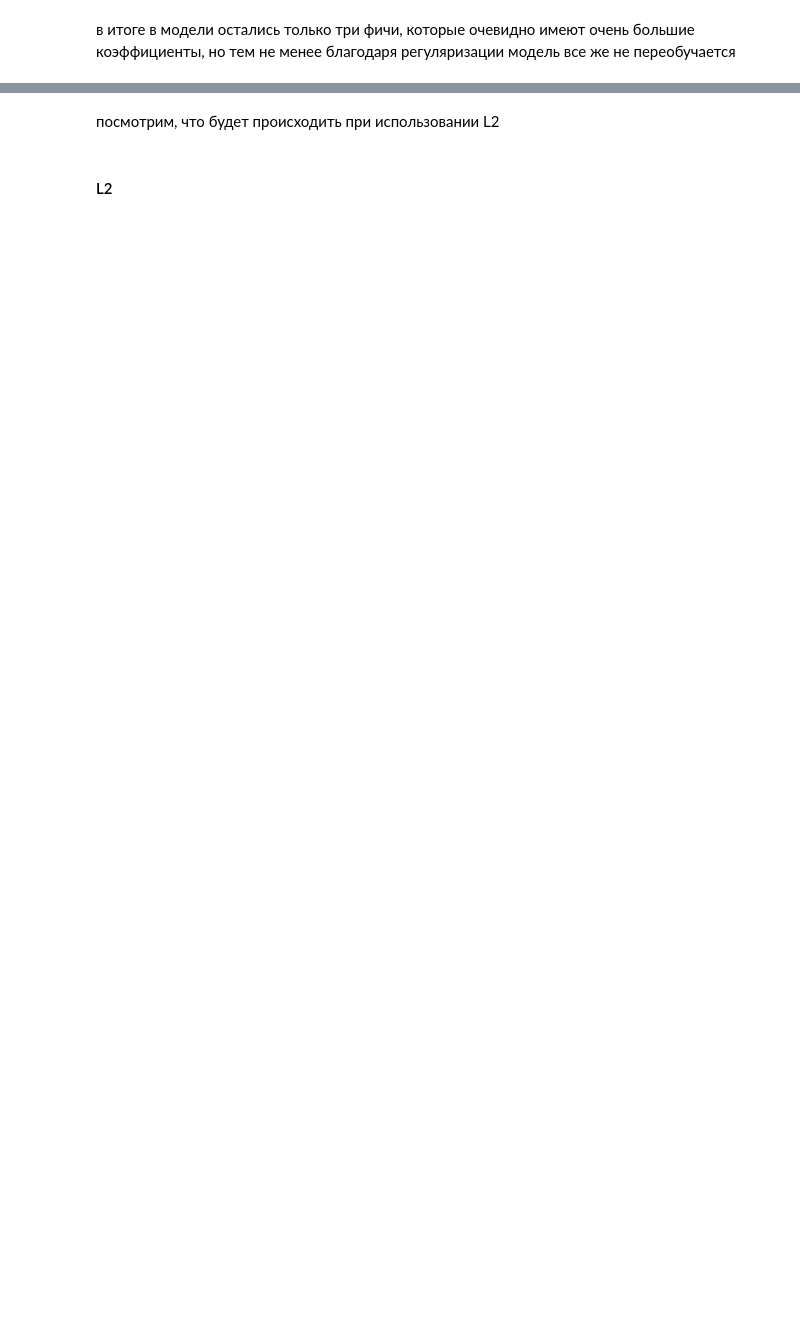
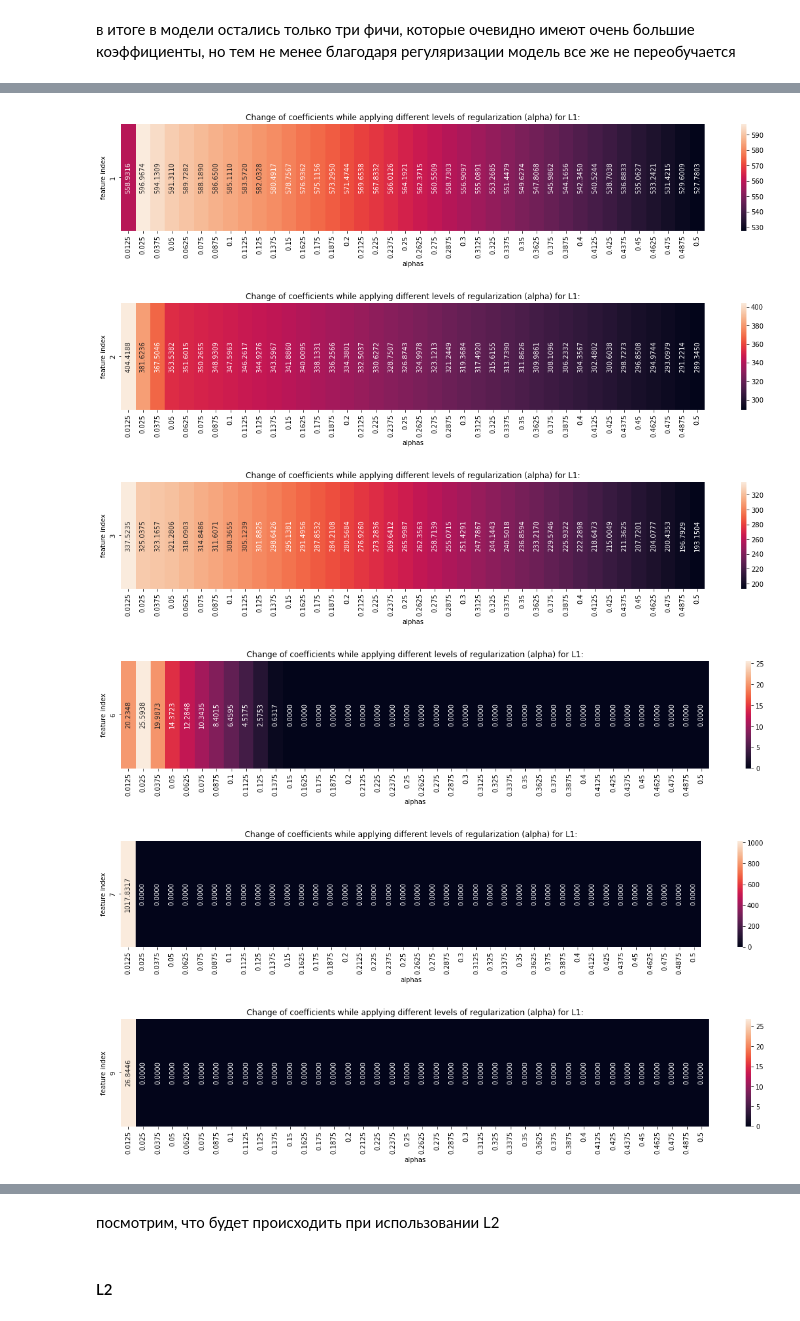
Before and after one commit to nik-ar/ml_intro_vi_1, a Jupyter notebook: 4_overfitting_regularization_nik_ar.ipynb, the cells around one changed output, grey strips where cells are left out. Saved outputs shown, nothing was run; the diff lists cells and outputs as text; code cells hidden in the pictures; blank space fills up the shorter version.

Commit message:
added 3 and 4 tasks for overfitting and regularization

```diff
--- a/4_overfitting_regularization_nik_ar.ipynb
+++ b/4_overfitting_regularization_nik_ar.ipynb
@@ -423,7 +423,7 @@ for custom_degree in DEGREES[1:]:
     # feature engineering using polynomial functionality
     poly = PolynomialFeatures(degree=custom_degree)
     X_diabetes_train_poly = poly.fit_transform(X_diabetes_train[diabetes_features])
-    X_diabetes_test_poly = poly.fit_transform(X_diabetes_test[diabetes_features])
+    X_diabetes_test_poly = poly.transform(X_diabetes_test[diabetes_features])
     print('Features generated.')
 
     # learn simple liner regression model (no regularization and no cross-validation on this step)
@@ -603,4 +604,4 @@ Please do a discovery on your own and find that out empirically (both for **L1**
 # %%
 poly = PolynomialFeatures(degree=15)
 X_diabetes_train_poly = poly.fit_transform(X_diabetes_train[diabetes_features])
-X_diabetes_test_poly = poly.fit_transform(X_diabetes_test[diabetes_features])
+X_diabetes_test_poly = poly.transform(X_diabetes_test[diabetes_features])
@@ -716,3 +717,16 @@ l1_results_df[l1_results_df[0.5000] > 0]
 | 3 | 337.523535 | 325.037473 | 323.165650 | 321.280581 | 318.090326 | 314.848633 | 311.607059 | 308.365491 | 305.123923 | 301.882537 | 298.642579 | ... |
 # %% [markdown]
 в итоге в модели остались только три фичи, которые очевидно имеют очень большие коэффициенты, но тем не менее благодаря регуляризации модель все же не переобучается
+# %%
+non_null_l1_df = l1_results_df[l1_results_df[0.0125] > 0].sort_values(by=0.0250, ascending=False)
+non_null_l1_df.columns = [round(a, 4) for a in non_null_l1_df.columns]
+display(non_null_l1_df)
+
+for i in range(non_null_l1_df.shape[0]):
+    plt.figure(figsize=(20,3))
+    sns.heatmap(pd.DataFrame(non_null_l1_df.iloc[i]).T, annot=True, annot_kws={'rotation': 90}, fmt='.4f')
+    plt.title('Change of coefficients while applying different levels of regularization (alpha) for L1:')
+    plt.xlabel('alphas')
+    plt.ylabel('feature index')
+    plt.show()
+# %% [output]
@@ -718,0 +743,6 @@ l1_results_df[l1_results_df[0.5000] > 0]
+[figure, added]
+[figure, added]
+[figure, added]
+[figure, added]
+[figure, added]
+[figure, added]
```
Also changed, not shown: parts of 63 cells of this notebook.
